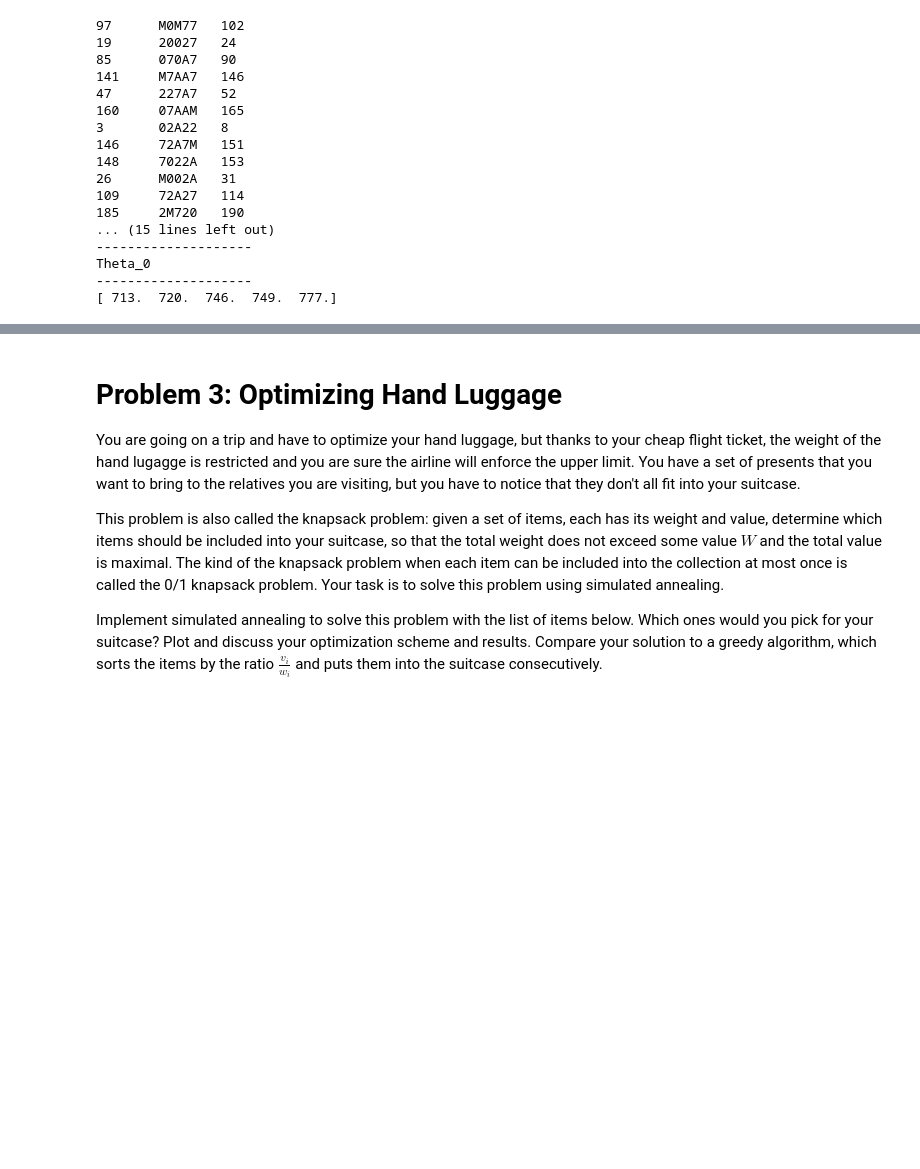
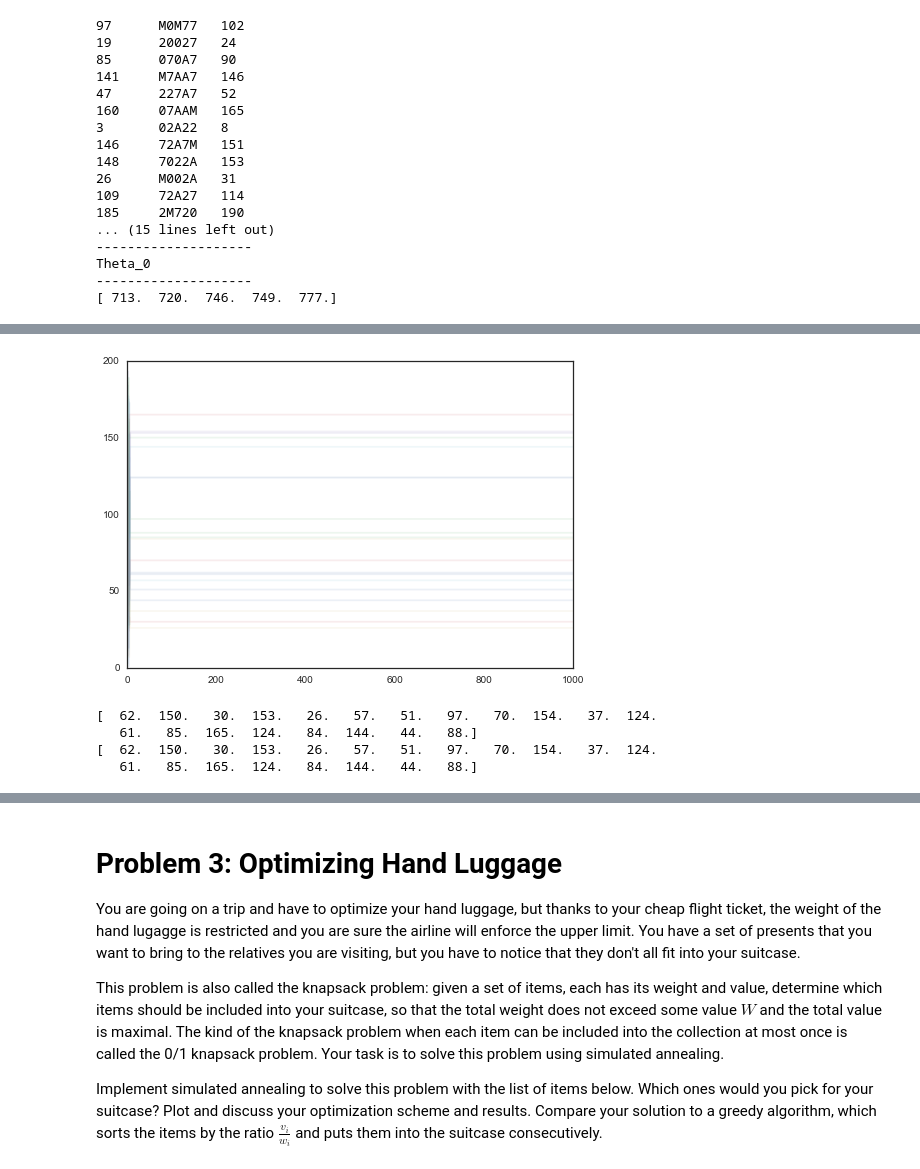
Before and after one commit to jeewon-hwang/AM207_homework_2016, a Jupyter notebook: AM207_JeewonHwang_HW3.ipynb, the cells around one changed output, grey strips where cells are left out. Cells and saved outputs as stored; diff of their text form; code cells hidden in the pictures; blank space fills up the shorter version.

```diff
--- a/AM207_JeewonHwang_HW3.ipynb
+++ b/AM207_JeewonHwang_HW3.ipynb
@@ -304,7 +304,6 @@ array([ 90,  97,  19,  85, 141,  47, 160,   3, 146, 148,  26, 109, 185,
 For this step, I'll exclude **k=0th** sequence, and use the other 19 sequences to construct $\mathbf{\Theta}$ and $\theta_0$
 # %%
 k = 0
-i = 0
 big_theta = np.zeros((5,5))
 theta0 = np.zeros(5)
 for i in range(p):
@@ -363,4 +359,0 @@ Theta_0
-# %%
-start_pos = starting_positions[7]
-print sequence_data[7]
-print sequence_data[7][:start_pos] + sequence_data[7][start_pos+5:]
@@ -401,0 +366,20 @@ BIG_THETA
+# %%
+conditional_probability = np.ones(l-q) # 195 entries # l = 200, q = 5
+for i in range(len(sequence_data[k])-q): # read each element in Sk sequence
+    p_ak_i = 1.0
+    for j in range(q):
+        base = sequence_data[k][i+j]
+        s_index = b.index(base) # if base is 'M' then j = 0 and only theta_1 will survive
+        theta_j = big_theta[:, j]
+        p_ak_i *= (theta_j/theta0)[s_index]
+
+    conditional_probability[i] = p_ak_i
+
+z = conditional_probability.sum() #normalization constant
+conditional_probability = conditional_probability / z
+print '----------------------------'
+print 'A new sample according to the probability : ', np.random.choice(l-q, size=1, p=conditional_probability)
+print '----------------------------'
+print '195 conditional probabilities for k = 0 Sequence'
+print '----------------------------'
+print conditional_probability
@@ -411,0 +463,14 @@ len('2M72M07M07MMMM07072000M22M77072770A0072A7M7022A0AAM270M0MMMA07AM207M27AMMMM
+# %%
+for i in range(p):
+    plt.plot(gibbs_samples_trace[:, i], alpha=0.1)
+plt.show()
+# %% [output]
+[figure, added]
+# %%
+print gibbs_samples_trace[999, :]
+print gibbs_samples_trace[998, :]
+# %% [output]
+[  62.  150.   30.  153.   26.   57.   51.   97.   70.  154.   37.  124.
+   61.   85.  165.  124.   84.  144.   44.   88.]
+[  62.  150.   30.  153.   26.   57.   51.   97.   70.  154.   37.  124.
+   61.   85.  165.  124.   84.  144.   44.   88.]
```
Also changed, not shown: parts of 9 cells of this notebook.
